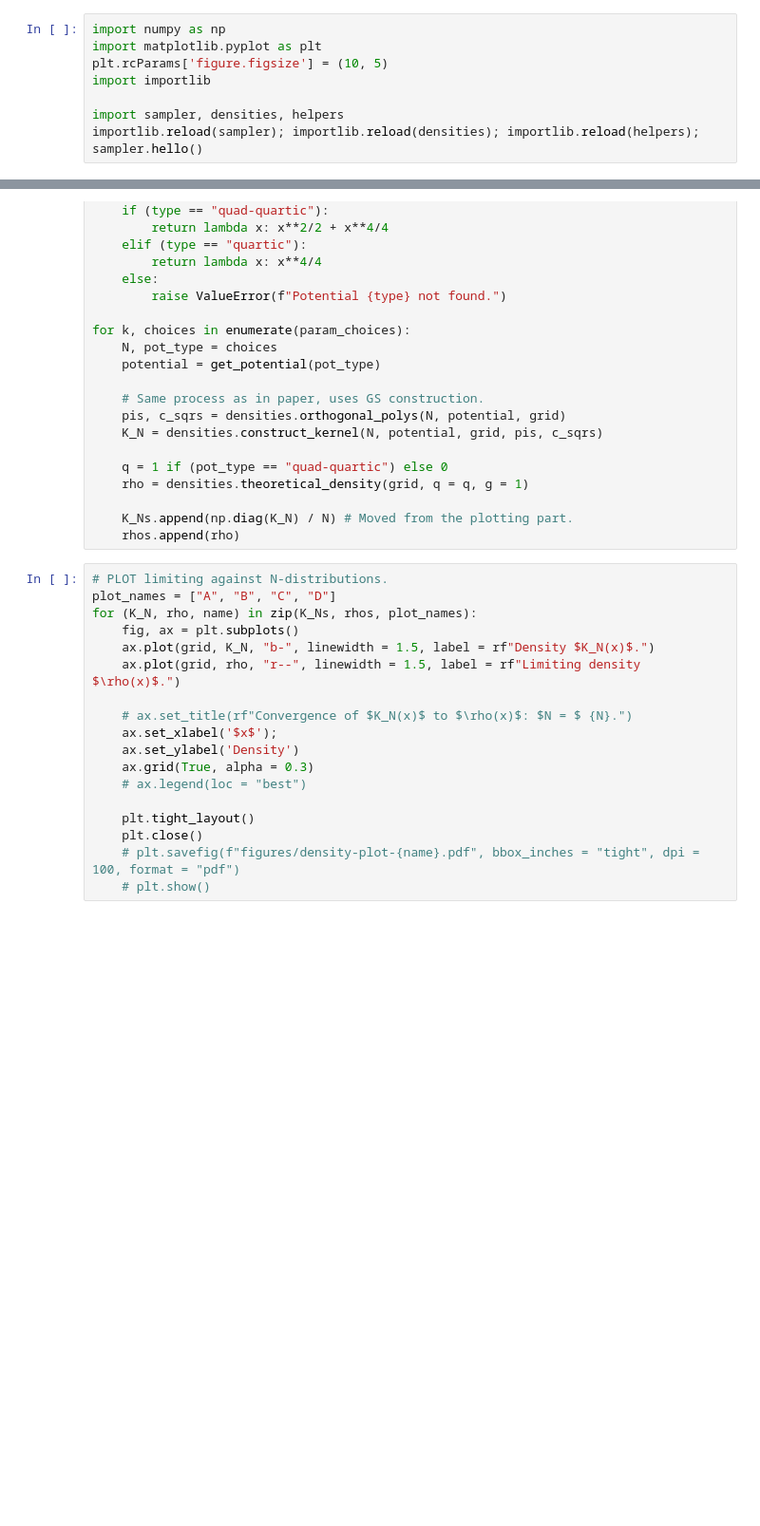
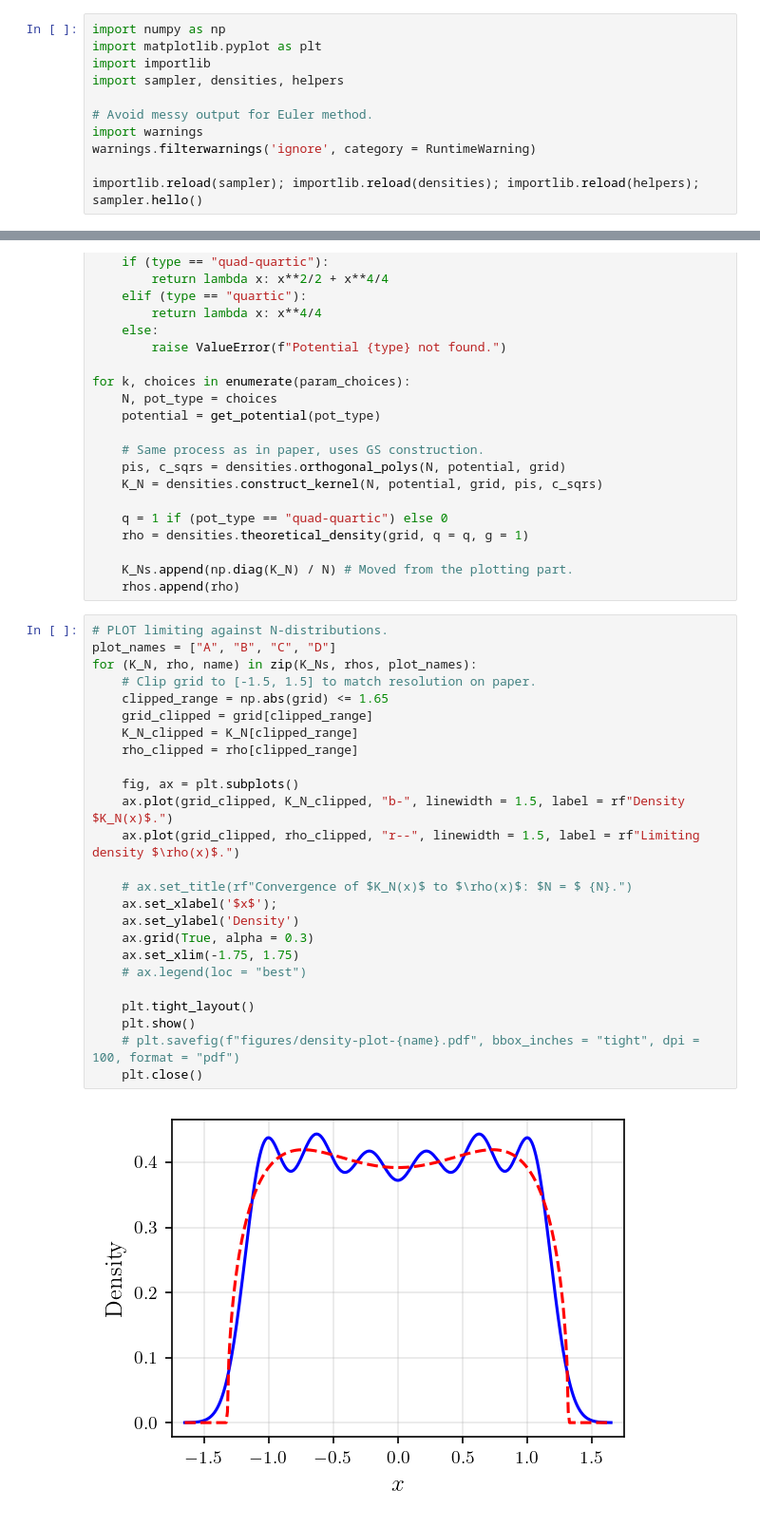
Before and after one commit to fredwdickinson/dissertation, a Jupyter notebook: code/main.ipynb, the cells around one changed output, grey strips where cells are left out. Shown at 95% size. Cells and saved outputs as stored; diff of their text form; blank space fills up the shorter version.

Commit message:
Density plots and some long-run simulations

```diff
--- a/code/main.ipynb
+++ b/code/main.ipynb
@@ -4,10 +4,13 @@
 # %%
 import numpy as np
 import matplotlib.pyplot as plt
-plt.rcParams['figure.figsize'] = (10, 5)
 import importlib
+import sampler, densities, helpers
 
-import sampler, densities, helpers
+# Avoid messy output for Euler method.
+import warnings
+warnings.filterwarnings('ignore', category = RuntimeWarning)
+
 importlib.reload(sampler); importlib.reload(densities); importlib.reload(helpers);
 sampler.hello()
 # %% [output]
@@ -80,18 +80,27 @@ for k, choices in enumerate(param_choices):
 # %%
 # PLOT limiting against N-distributions.
 plot_names = ["A", "B", "C", "D"]
 for (K_N, rho, name) in zip(K_Ns, rhos, plot_names):
+    # Clip grid to [-1.5, 1.5] to match resolution on paper.
+    clipped_range = np.abs(grid) <= 1.65
+    grid_clipped = grid[clipped_range]
+    K_N_clipped = K_N[clipped_range]
+    rho_clipped = rho[clipped_range]
+
     fig, ax = plt.subplots()
-    ax.plot(grid, K_N, "b-", linewidth = 1.5, label = rf"Density $K_N(x)$.")
-    ax.plot(grid, rho, "r--", linewidth = 1.5, label = rf"Limiting density $\rho(x)$.")
+    ax.plot(grid_clipped, K_N_clipped, "b-", linewidth = 1.5, label = rf"Density $K_N(x)$.")
+    ax.plot(grid_clipped, rho_clipped, "r--", linewidth = 1.5, label = rf"Limiting density $\rho(x)$.")
 
     # ax.set_title(rf"Convergence of $K_N(x)$ to $\rho(x)$: $N = $ {N}.")
     ax.set_xlabel('$x$');
     ax.set_ylabel('Density')
     ax.grid(True, alpha = 0.3)
+    ax.set_xlim(-1.75, 1.75)
     # ax.legend(loc = "best")
 
     plt.tight_layout()
+    plt.show()
+    # plt.savefig(f"figures/density-plot-{name}.pdf", bbox_inches = "tight", dpi = 100, format = "pdf")
     plt.close()
-    # plt.savefig(f"figures/density-plot-{name}.pdf", bbox_inches = "tight", dpi = 100, format = "pdf")
-    # plt.show()
+# %% [output]
+[figure, added]
```
Also changed, not shown: parts of 14 cells of this notebook, 2 other files.
